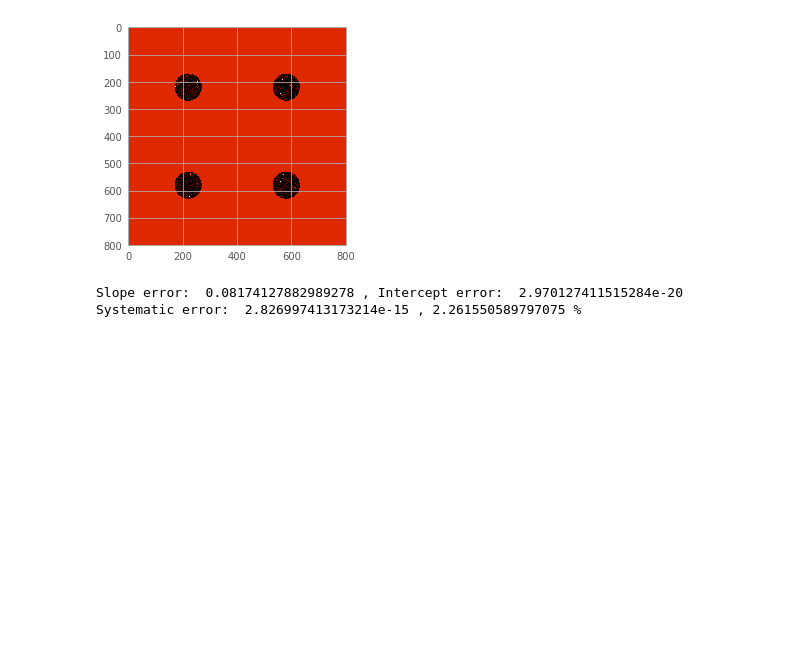
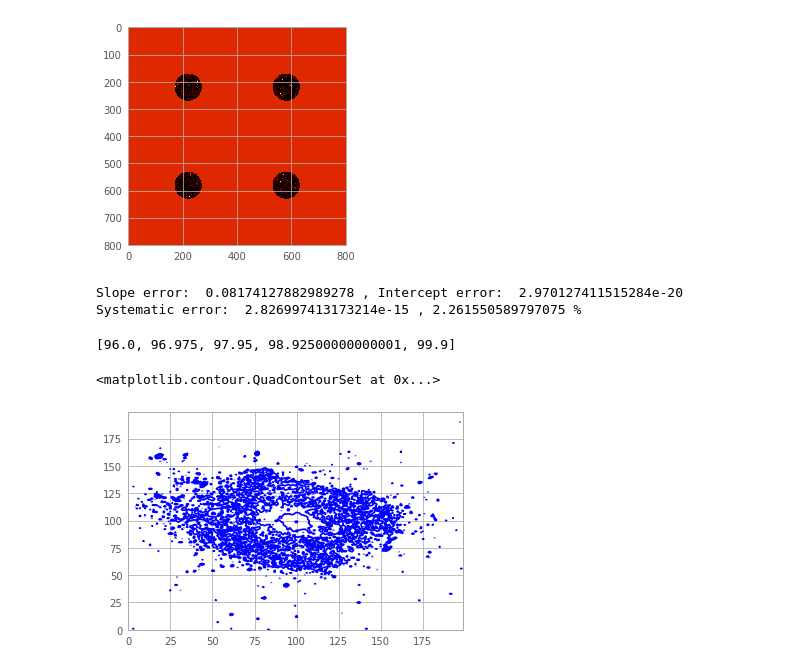
Before and after one commit to cosmologie/H_alpha_scripts, a Jupyter notebook: H_alpha_continuum_subtraction_NGC4374.ipynb, the cells around one changed output. Drawn from its saved outputs; the diff is of its cells as text; code cells hidden in the pictures; blank space fills up the shorter version.

```diff
--- a/H_alpha_continuum_subtraction_NGC4374.ipynb
+++ b/H_alpha_continuum_subtraction_NGC4374.ipynb
@@ -233,3 +233,15 @@ print("Systematic error: ", sys_err, ",", sys_err/f*100, "%")
 # %% [output]
 Slope error:  0.08174127882989278 , Intercept error:  2.970127411515284e-20
 Systematic error:  2.826997413173214e-15 , 2.261550589797075 %
+# %%
+# contour subtracted flux
+nums = np.linspace(96, 99.9, num=5)
+nums = list(nums)
+#nums.insert(0, 99.5)
+#nums.insert(0, 99)
+print(nums)
+plt.contour(full_image[300:500,300:500], colors='blue', levels=np.percentile(full_image,nums))
+# %% [output]
+[96.0, 96.975, 97.95, 98.92500000000001, 99.9]
+<matplotlib.contour.QuadContourSet at 0x...>
+[figure, added]
```
Also changed, not shown: parts of 1 cell of this notebook, 4 other files.
